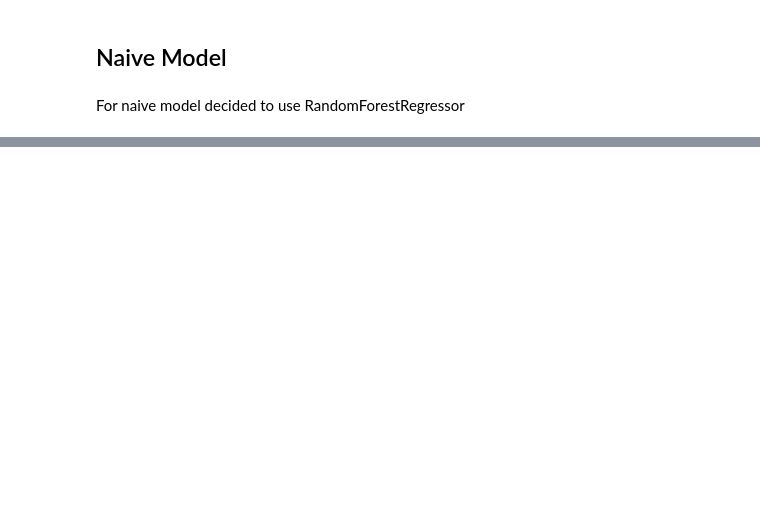
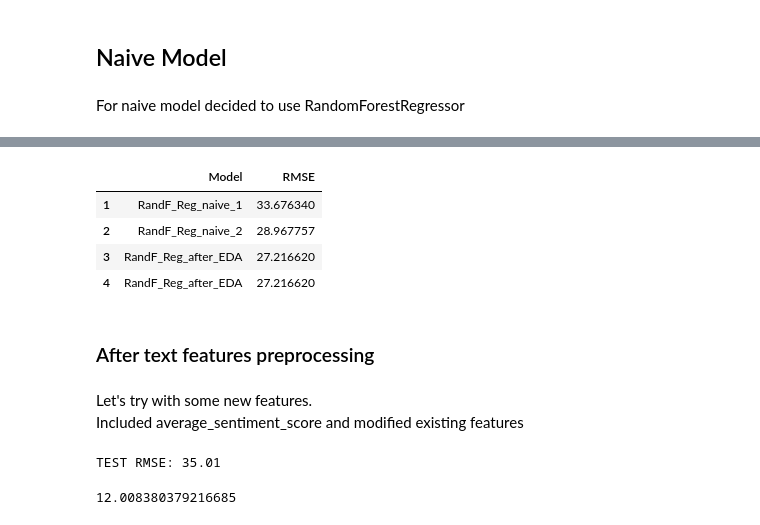
Before and after one commit to serfrol/SkillFactory, a Jupyter notebook: module_9/Amazon_Toy_Price_Prediction_ML_&_DL.ipynb, the cells around one changed output, grey strips where cells are left out. Drawn from its saved outputs; the diff is of its cells as text; code cells hidden in the pictures; blank space fills up the shorter version.

```diff
--- a/module_9/Amazon_Toy_Price_Prediction_ML_&_DL.ipynb
+++ b/module_9/Amazon_Toy_Price_Prediction_ML_&_DL.ipynb
@@ -346,0 +407,9 @@ result_df
+# %%
+df_numcat_eda[num_cols] = df_numcat_eda[num_cols]
+# %%
+X_train, X_test, y_train, y_test = get_train_test(df_numcat_eda, cat_cols, num_cols)
+# %%
+randf_reg_numcat_eda = RandomForestRegressor(random_state=SEED).fit(X_train, y_train)
+# %%
+randf_numcat_predict_eda = randf_reg_numcat_eda.predict(X_test)
+print(f"TEST RMSE: {(rmse(randf_numcat_predict_eda, y_test)):0.2f}")
@@ -346,0 +422,14 @@ result_df
+# %%
+result_df = fill_result(result_df, 'RandF_Reg_after_EDA', rmse(randf_numcat_predict_eda, y_test))
+result_df
+# %% [output]
+|  | Model | RMSE |
+| 1 | RandF_Reg_naive_1 | 33.676340 |
+| 2 | RandF_Reg_naive_2 | 28.967757 |
+| 3 | RandF_Reg_after_EDA | 27.216620 |
+| 4 | RandF_Reg_after_EDA | 27.216620 |
+# %% [markdown]
+### After text features preprocessing
+# %% [markdown]
+Let's try with some new features.
+Included average_sentiment_score and modified existing features
@@ -346,0 +449,9 @@ result_df
+# %%
+randf_numcat_predict2 = randf_reg_numcat2.predict(X_test)
+print(f"TEST RMSE: {(rmse(randf_numcat_predict2, y_test)):0.2f}")
+# %% [output]
+TEST RMSE: 35.01
+# %%
+rmse(randf_reg_numcat2.predict(X_train), y_train)
+# %% [output]
+12.008380379216685
```
Also changed, not shown: parts of 79 cells of this notebook.
